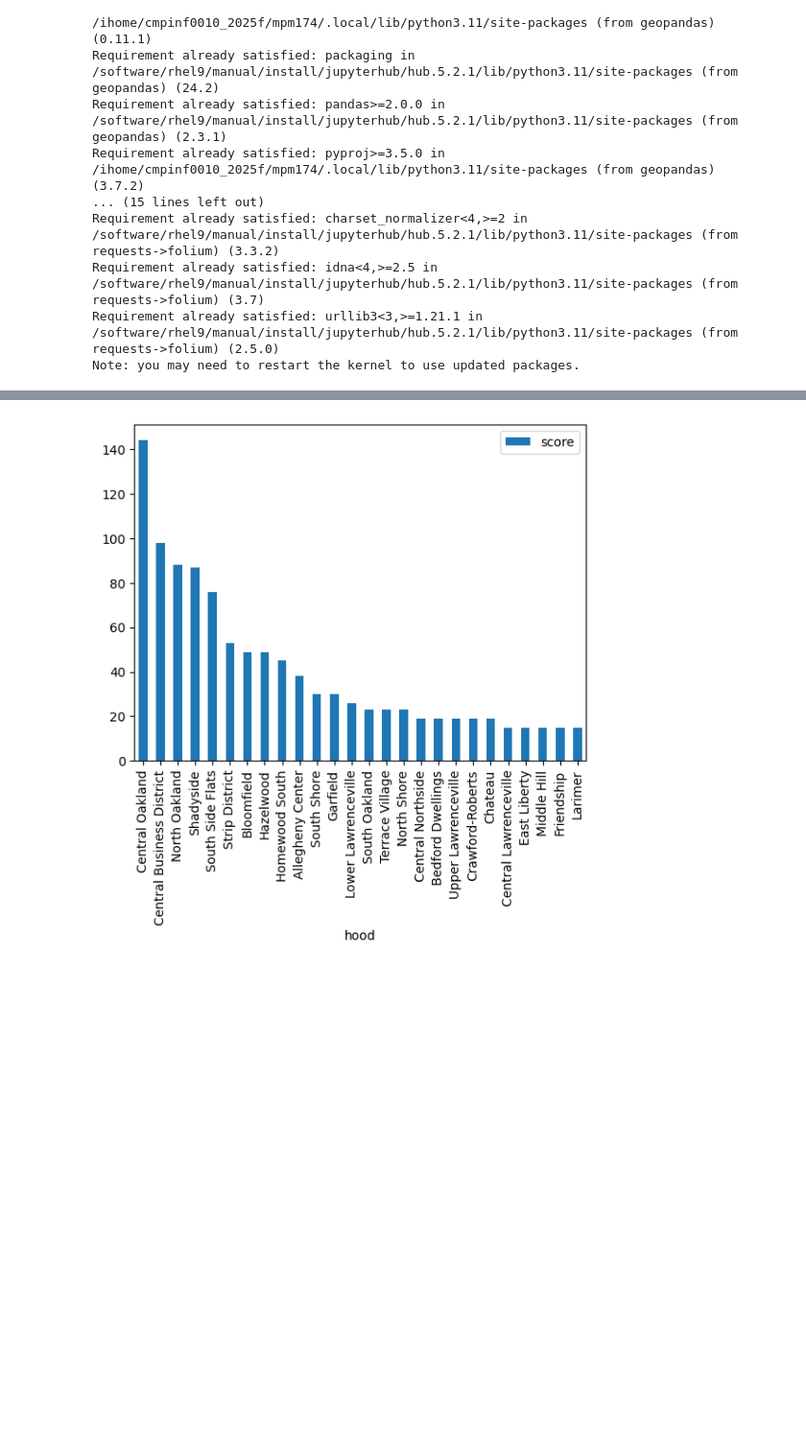
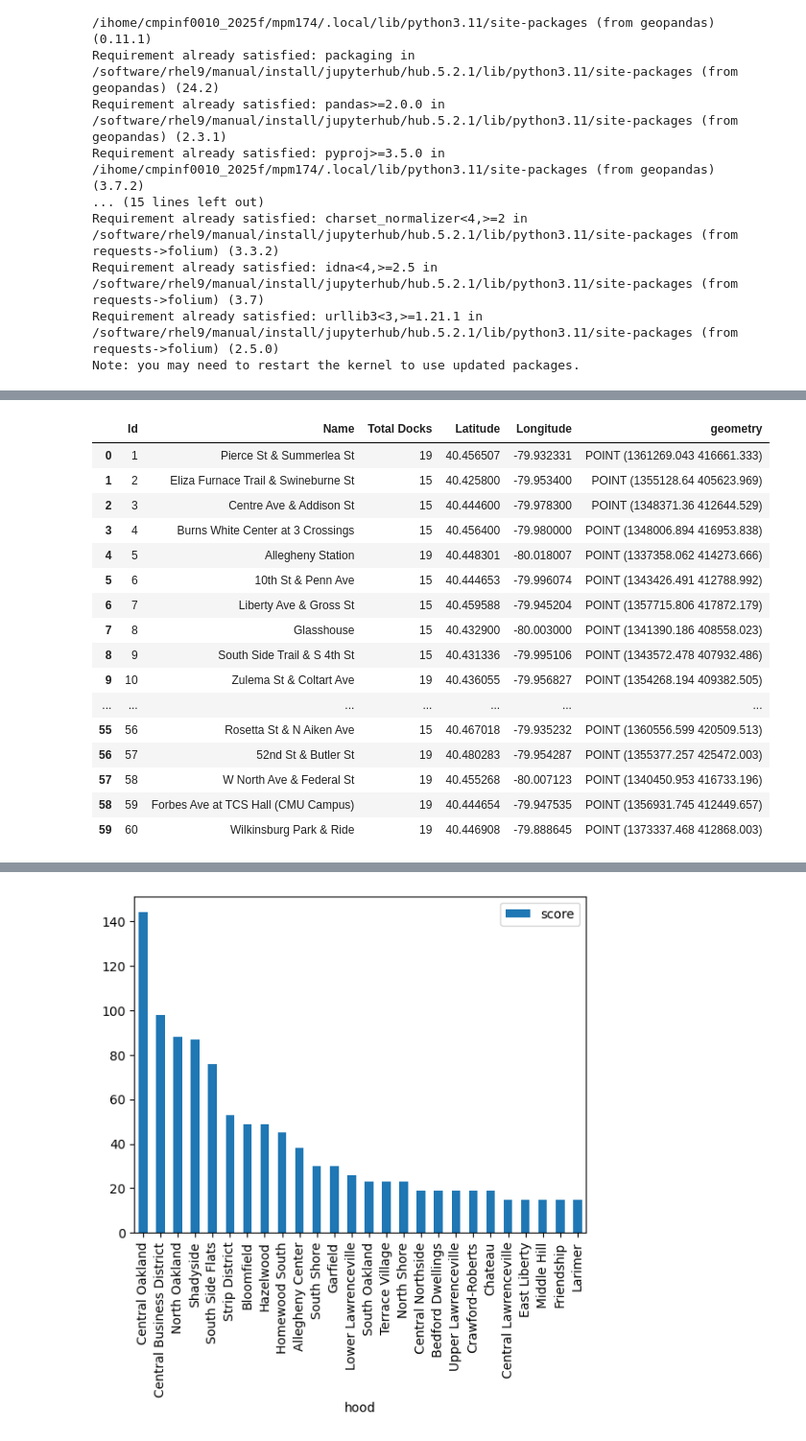
Before and after one commit to mpm-4/cmpinf0010-project, a Jupyter notebook: bikeshare_sorted.ipynb, the cells around one changed output, grey strips where cells are left out. Shown at 96% size. Drawn from its saved outputs; the diff is of its cells as text; code cells hidden in the pictures; blank space fills up the shorter version.

```diff
--- a/bikeshare_sorted.ipynb
+++ b/bikeshare_sorted.ipynb
@@ -85,0 +56,31 @@ m
+# %%
+# Open POGOH stations dataset w/ pandas
+stationsf = open(STATIONS_FILE, 'rb')
+stations = pd.read_excel(stationsf)
+
+# Convert to geopandas dataframe with longitude / latitude coordinates
+stations = gpd.GeoDataFrame(stations, geometry=gpd.points_from_xy(stations.Longitude, stations.Latitude), crs="EPSG:4326")
+
+# Convert longitude/latitude to CRS used by neighborhoods dataset
+stations = stations.to_crs(2272)
+
+# Show stations data
+stations
+# %% [output]
+|  | Id | Name | Total Docks | Latitude | Longitude | geometry |
+| 0 | 1 | Pierce St & Summerlea St | 19 | 40.456507 | -79.932331 | POINT (1361269.043 416661.333) |
+| 1 | 2 | Eliza Furnace Trail & Swineburne St | 15 | 40.425800 | -79.953400 | POINT (1355128.64 405623.969) |
+| 2 | 3 | Centre Ave & Addison St | 15 | 40.444600 | -79.978300 | POINT (1348371.36 412644.529) |
+| 3 | 4 | Burns White Center at 3 Crossings | 15 | 40.456400 | -79.980000 | POINT (1348006.894 416953.838) |
+| 4 | 5 | Allegheny Station | 19 | 40.448301 | -80.018007 | POINT (1337358.062 414273.666) |
+| 5 | 6 | 10th St & Penn Ave | 15 | 40.444653 | -79.996074 | POINT (1343426.491 412788.992) |
+| 6 | 7 | Liberty Ave & Gross St | 15 | 40.459588 | -79.945204 | POINT (1357715.806 417872.179) |
+| 7 | 8 | Glasshouse | 15 | 40.432900 | -80.003000 | POINT (1341390.186 408558.023) |
+| 8 | 9 | South Side Trail & S 4th St | 15 | 40.431336 | -79.995106 | POINT (1343572.478 407932.486) |
+| 9 | 10 | Zulema St & Coltart Ave | 19 | 40.436055 | -79.956827 | POINT (1354268.194 409382.505) |
+| ... | ... | ... | ... | ... | ... | ... |
+| 55 | 56 | Rosetta St & N Aiken Ave | 15 | 40.467018 | -79.935232 | POINT (1360556.599 420509.513) |
+| 56 | 57 | 52nd St & Butler St | 19 | 40.480283 | -79.954287 | POINT (1355377.257 425472.003) |
+| 57 | 58 | W North Ave & Federal St | 19 | 40.455268 | -80.007123 | POINT (1340450.953 416733.196) |
+| 58 | 59 | Forbes Ave at TCS Hall (CMU Campus) | 19 | 40.444654 | -79.947535 | POINT (1356931.745 412449.657) |
+| 59 | 60 | Wilkinsburg Park & Ride | 19 | 40.446908 | -79.888645 | POINT (1373337.468 412868.003) |
```
Also changed, not shown: parts of 6 cells of this notebook.
